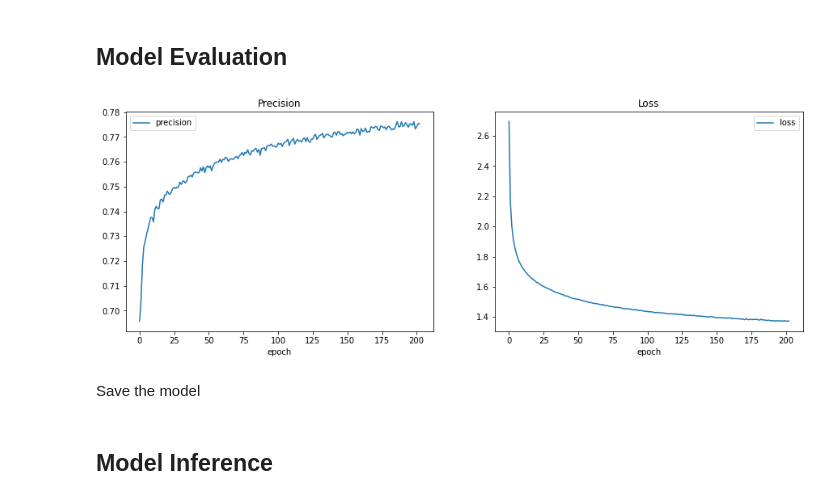
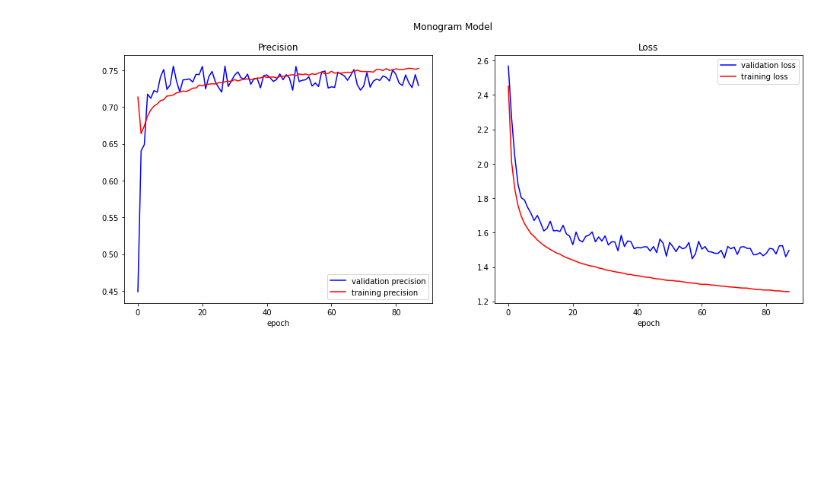
Before and after one commit to HafizFahr/H8DSFT_Projects, a Jupyter notebook: FP - Article Category Recommendation.ipynb, the cells around one changed output. Drawn from its saved outputs; the diff is of its cells as text; code cells hidden in the pictures; blank space fills up the shorter version.

Commit message:
Final Project
Working prototype with Keras LSTM, YAKE!, and gensim

```diff
--- a/FP - Article Category Recommendation.ipynb
+++ b/FP - Article Category Recommendation.ipynb
@@ -83,4 +68,4 @@ Fill the null values with space and merge headline, short description, and text
 # %%
 raw = raw.fillna(' ')
-raw['content'] = raw.headline + ' ' + raw.short_description + ' ' + raw.text
+raw['content'] = raw.headline + '. ' + raw.short_description + ' ' + raw.text
 cln = raw[['category','content']]
@@ -99,8 +79,0 @@ yt = enc.fit_transform(y)
-# %%
-%%time
-invec = 10
-kwe = KeywordExtractor(n=1, top=invec, stopwords=stop_words)
-z = []
-for j in range(len(x)):
-    keywords = kwe.extract_keywords(text=x[j])
-    z.append([x for x,y in keywords])
@@ -164,16 +145,22 @@ emvec = get_weight_matrix(wv, win)
 # %%
+# declare model
 tf.keras.backend.clear_session()
 mod1 = keras.models.Sequential()
+# embed the word2vec layer
 mod1.add(keras.layers.Embedding(vocab_size, output_dim=outvec, weights=[emvec], input_length=invec, trainable=False))
+# use double stack LSTM with dropouts in between
 mod1.add(keras.layers.LSTM(units=64, return_sequences=True))
 mod1.add(keras.layers.Dropout(0.2))
 mod1.add(keras.layers.LSTM(units=64))
 mod1.add(keras.layers.Dropout(0.2))
+# classify using dense layer with softmax activation
 mod1.add(keras.layers.Dense(cat, activation='softmax'))
-mod1.compile(optimizer=keras.optimizers.Adam(0.005), loss='categorical_crossentropy', metrics=[keras.metrics.Precision()])
+mod1.compile(optimizer=keras.optimizers.Adam(0.001), loss='categorical_crossentropy', metrics=[keras.metrics.Precision()])
 
-cb = keras.callbacks.EarlyStopping(monitor='loss', patience=10, restore_best_weights=True)
+# use early stopping to prevent worsening on model training
+cb = keras.callbacks.EarlyStopping(monitor='val_loss', patience=30, restore_best_weights=True)
 
+# print model summary
 mod1.summary()
 # %% [output]
 Model: "sequential"
@@ -201,4 +186,5 @@ _________________________________________________________________
 # %%
 %%time
-hist1 = mod1.fit(xt,yt,batch_size=6000,epochs=500,callbacks=[cb],verbose=0)
+# train the model on the dataset
+hist1 = mod1.fit(xto,yt,validation_split=0.2,batch_size=6000,epochs=500,callbacks=[cb],verbose=0)
 # %% [output]
@@ -206,19 +192,19 @@ Wall time: 44min 25s
-# %% [markdown]
-## Model Evaluation
 # %%
-plt.figure(figsize=(15,5))
+# visualize precision and loss on model training
+plt.figure(figsize=(16,6))
+plt.suptitle('Monogram Model')
 plt.subplot(1,2,1)
 plt.title('Precision')
-plt.plot(hist1.history['precision'], label='precision')
+plt.plot(hist1.history['val_precision'], 'b-', label='validation precision')
+plt.plot(hist1.history['precision'], 'r-', label='training precision')
 plt.xlabel('epoch')
 plt.legend(loc='best')
 plt.subplot(1,2,2)
 plt.title('Loss')
-plt.plot(hist1.history['loss'], label='loss')
+plt.plot(hist1.history['val_loss'], 'b-', label='validation loss')
+plt.plot(hist1.history['loss'], 'r-', label='training loss')
 plt.xlabel('epoch')
 plt.legend(loc='best')
 plt.show()
 # %% [output]
-[figure, old version]
+[figure, new version]
-# %% [markdown]
-Save the model
@@ -227,2 +210,0 @@ mod1.save('test_1.h5')
-# %% [markdown]
-## Model Inference
```
Also changed, not shown: parts of 33 cells of this notebook.
